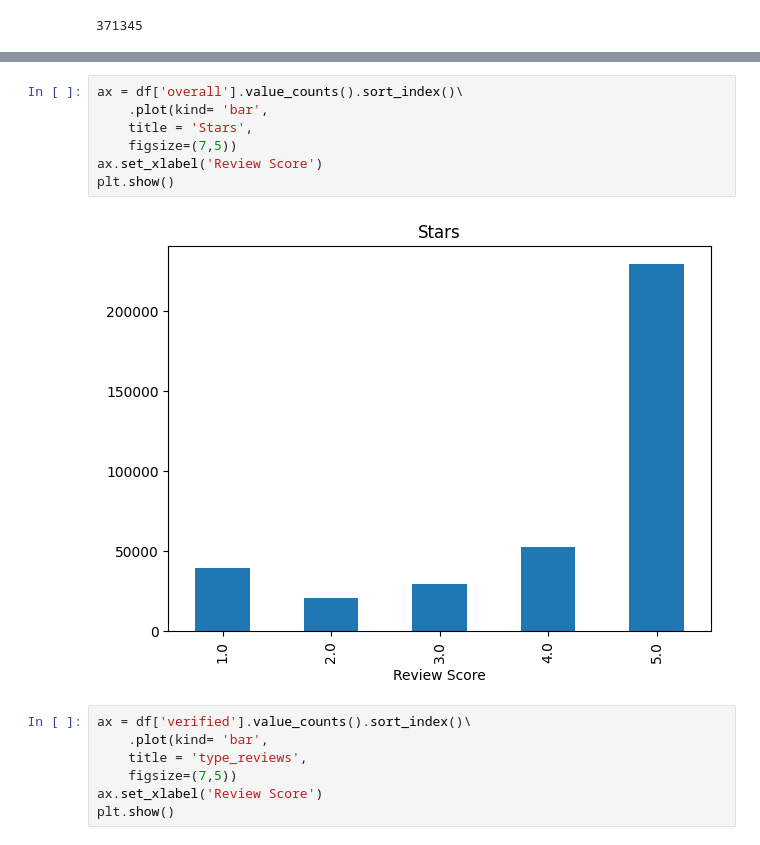
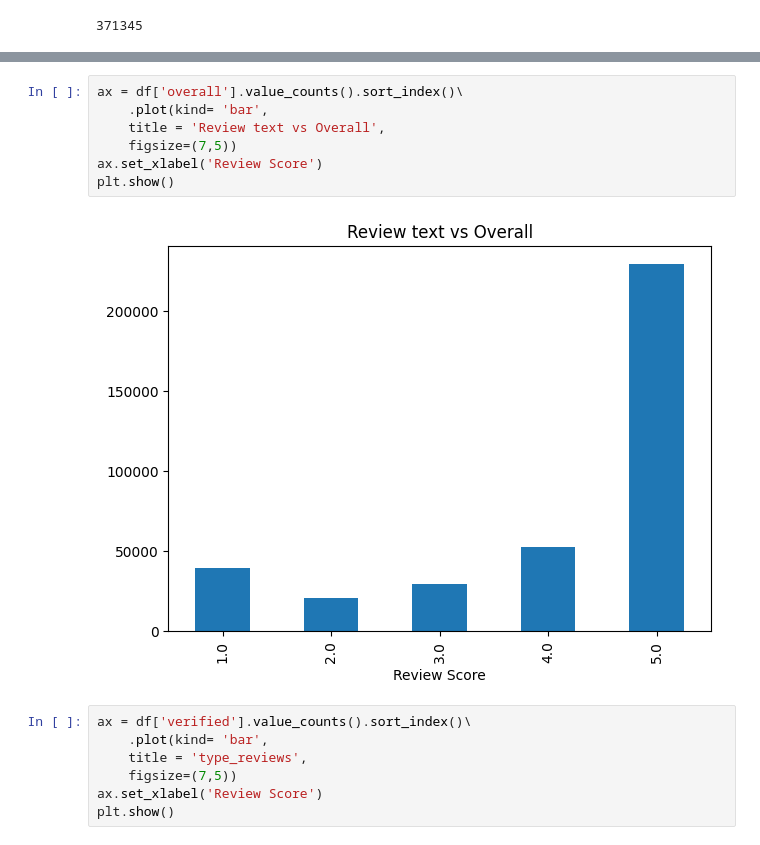
Before and after one commit to Ars030203/DNMA23-Proj, a Jupyter notebook: model_tes1.ipynb, the cells around one changed output, grey strips where cells are left out. Cells and saved outputs as stored; diff of their text form.

Commit message:
graph

```diff
--- a/model_tes1.ipynb
+++ b/model_tes1.ipynb
@@ -107,12 +107,12 @@ df.head()
 # %%
 ax = df['overall'].value_counts().sort_index()\
     .plot(kind= 'bar',
-    title = 'Stars',
+    title = 'Review text vs Overall',
     figsize=(7,5))
 ax.set_xlabel('Review Score')
 plt.show()
 # %% [output]
-[figure, old version]
+[figure, new version]
 # %%
 ax = df['verified'].value_counts().sort_index()\
     .plot(kind= 'bar',
```
Also changed, not shown: parts of 1 cell of this notebook.
